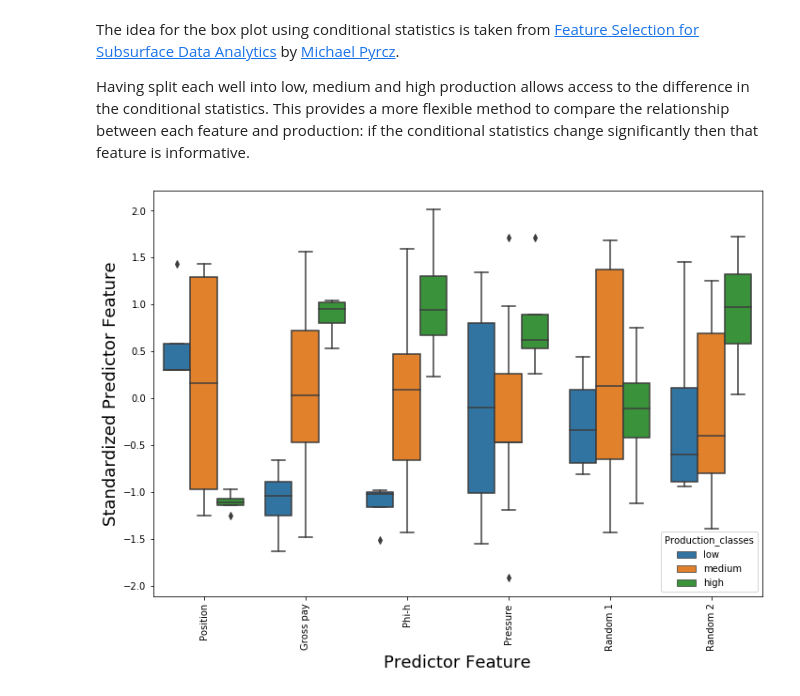
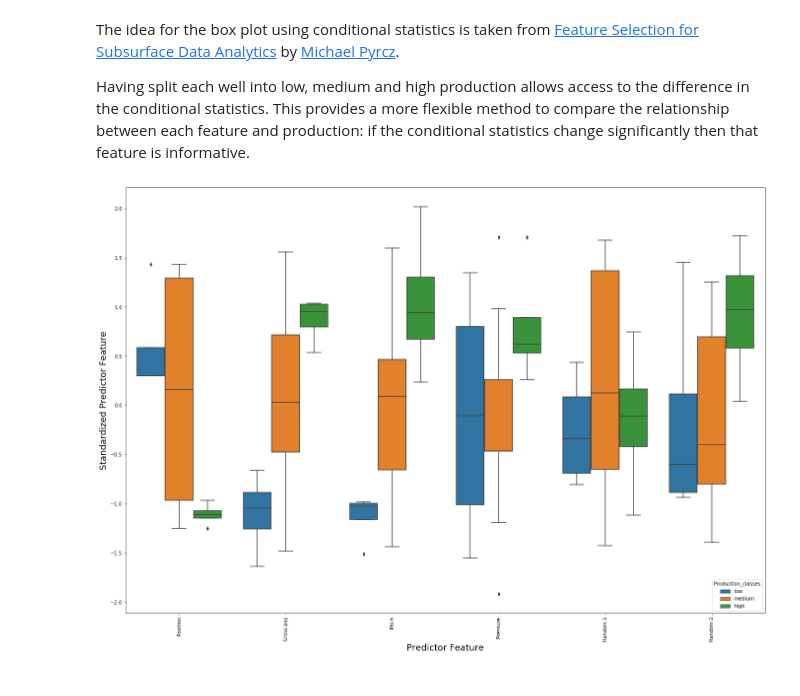
Before and after one commit to mycarta/Data-science-tools-petroleum-exploration-and-production, a Jupyter notebook: Python/notebooks/variable_selection_08_conditional_statistics.ipynb, the cells around one changed output. Drawn from its saved outputs; the diff is of its cells as text; code cells hidden in the pictures.

```diff
--- a/Python/notebooks/variable_selection_08_conditional_statistics.ipynb
+++ b/Python/notebooks/variable_selection_08_conditional_statistics.ipynb
@@ -80,11 +82,11 @@ x_stand = (x - x.mean()) / (x.std())      # standardization by feature
 x = pd.concat([data['Production_classes'],x_stand.iloc[:,0:6]],axis=1) # add the production categorical feature to the DataFrame
 x = pd.melt(x,id_vars="Production_classes",var_name="Predictor Feature",value_name='Standardized Predictor Feature')
 # %%
-plt.subplot(111)
+plt.figure(figsize = (12, 8))
 sns.boxplot(x='Predictor Feature', y='Standardized Predictor Feature', hue='Production_classes', data=x)
 plt.xticks(rotation=90)
 plt.subplots_adjust(left=0.0, bottom=0.0, right=1.5, top=1.5, wspace=0.2, hspace=0.2)
 plt.legend(title='Production_classes',loc='lower right')
 plt.show()
 # %% [output]
-[figure, old version]
+[figure, new version]
```
Also changed, not shown: parts of 4 cells of this notebook.
